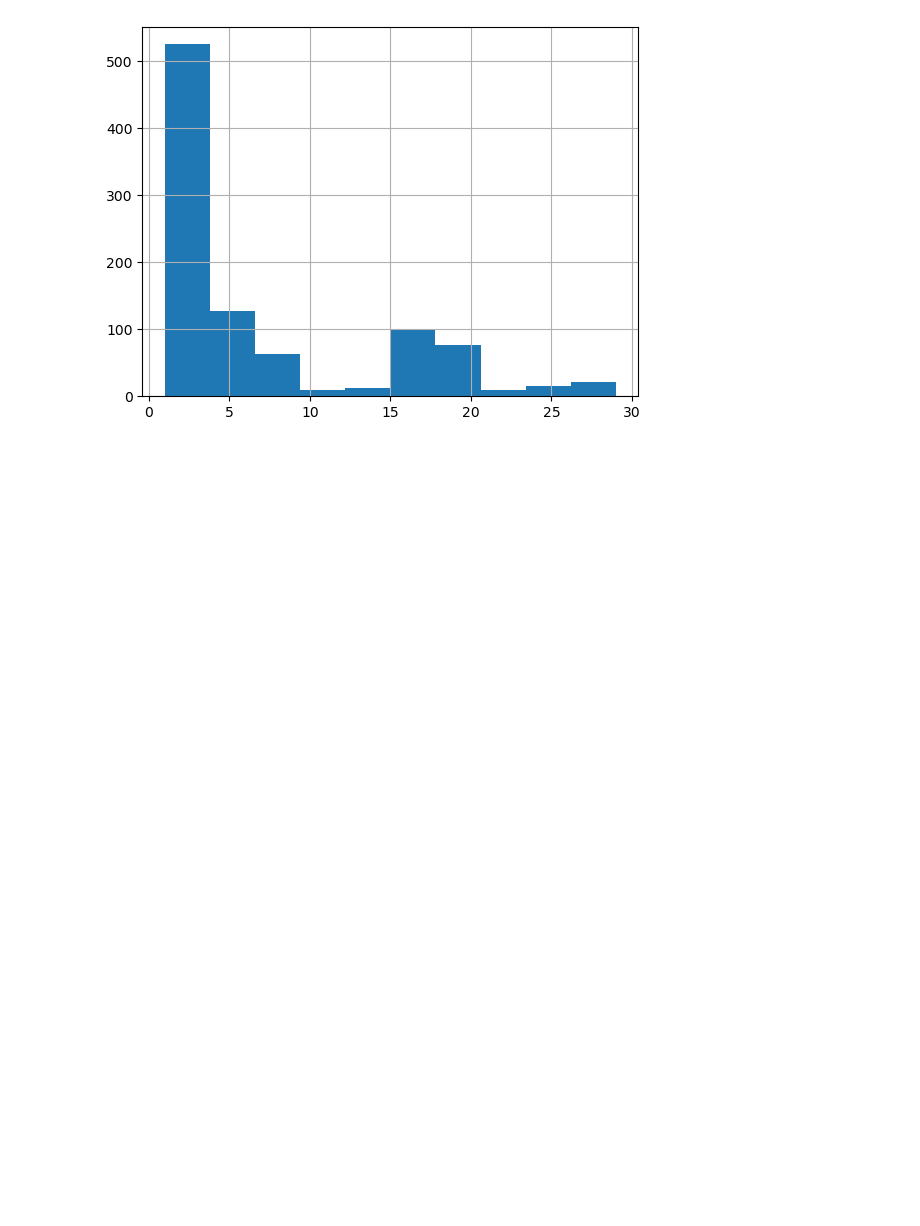
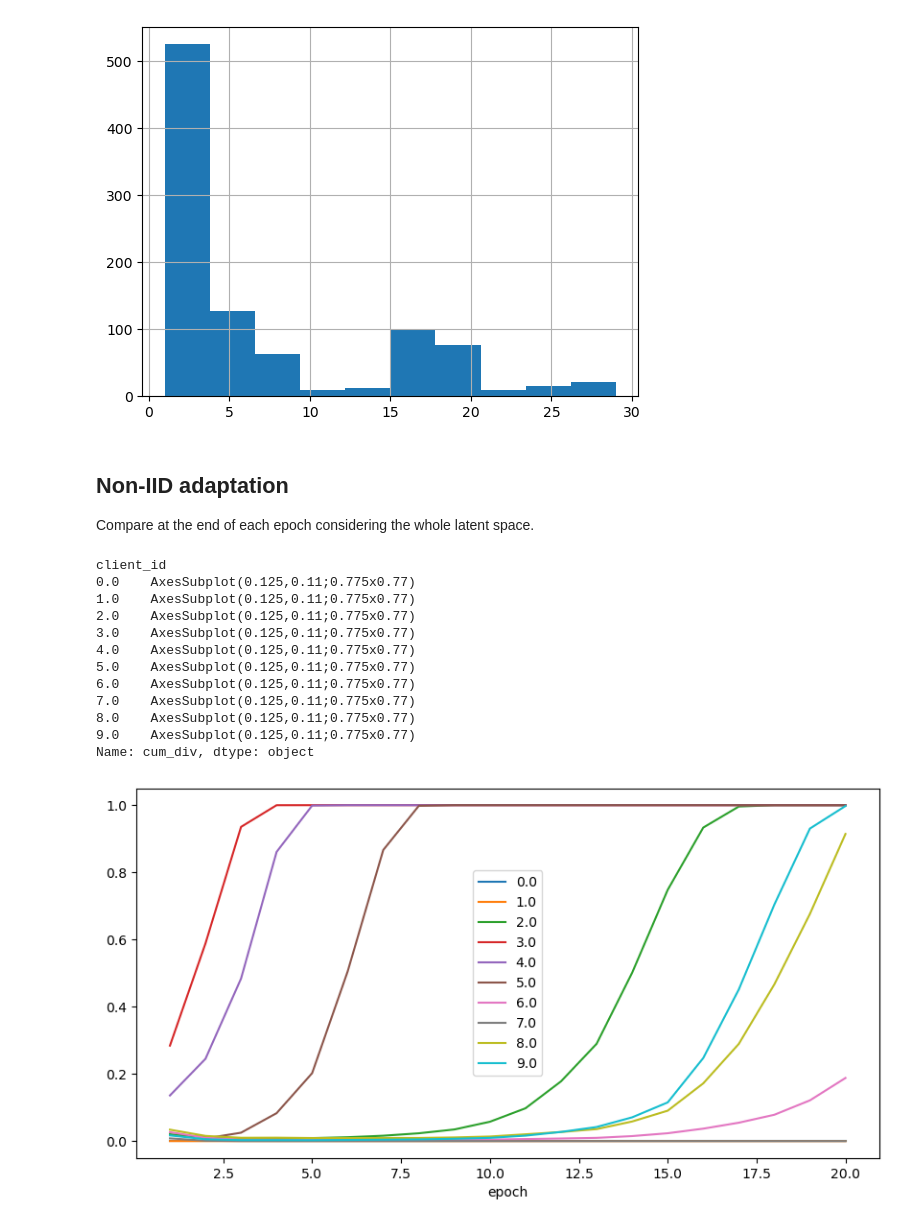
Before and after one commit to a-ayad/Split_ECG_Classification, a Jupyter notebook: density_diff.ipynb, the cells around one changed output. Drawn from its saved outputs; the diff is of its cells as text; code cells hidden in the pictures; blank space fills up the shorter version.

```diff
--- a/density_diff.ipynb
+++ b/density_diff.ipynb
@@ -564,3 +600,7 @@ challenge.y.hist()
 # %% [output]
 <AxesSubplot:>
 [figure]
+# %% [markdown]
+## Non-IID adaptation
+
+Compare at the end of each epoch considering the whole latent space.
@@ -566,0 +672,36 @@ challenge.y.hist()
+# %%
+df_scores = pd.DataFrame(columns=["epoch", "client_id", "label", "num_samples", "simple", "kernel"])
+
+# Compute in parallel
+with closing(multiprocessing.Pool(processes=multiprocessing.cpu_count())) as p:
+    with tqdm(total=epochs, desc=f"Epoch") as pbar:
+        for r in p.imap_unordered(client_score, range(1, epochs + 1)):
+            df_scores = pd.concat([df_scores, r], ignore_index=True, copy=False)
+            pbar.update()
+p.join()
+# %%
+df_scores.kernel = df_scores.kernel.astype(float)
+df_scores.simple = df_scores.simple.astype(float)
+# %%
+df_plot = rolling_membership_diff(df_scores, ref=None, method="kernel")
+#df_plot["cum_div"] = df_plot.groupby("client_id")["skl"].transform(pd.Series.cumsum)
+# df_plot["cum_div"] = df_plot.groupby("client_id")["skl"].transform(lambda x: x.rolling(window=20, min_periods=0, center=False).sum())
+df_plot["cum_div"] = df_plot.groupby("client_id")["skl"].transform(lambda x: x.ewm(halflife=15).sum())
+df_plot = df_plot.apply(lambda x: exp_decay(x), axis=1)
+df_plot["cum_div"][df_plot["cum_div"] < 0] = 0
+#df_plot["cum_div"] = df_plot.groupby("epoch")["cum_div"].transform(lambda x: 1 - np.exp(-x**2))
+df_plot[df_plot.epoch < 30].set_index("epoch").groupby("client_id")["cum_div"].plot(legend=True, figsize=(10, 5))
+# %% [output]
+client_id
+0.0    AxesSubplot(0.125,0.11;0.775x0.77)
+1.0    AxesSubplot(0.125,0.11;0.775x0.77)
+2.0    AxesSubplot(0.125,0.11;0.775x0.77)
+3.0    AxesSubplot(0.125,0.11;0.775x0.77)
+4.0    AxesSubplot(0.125,0.11;0.775x0.77)
+5.0    AxesSubplot(0.125,0.11;0.775x0.77)
+6.0    AxesSubplot(0.125,0.11;0.775x0.77)
+7.0    AxesSubplot(0.125,0.11;0.775x0.77)
+8.0    AxesSubplot(0.125,0.11;0.775x0.77)
+9.0    AxesSubplot(0.125,0.11;0.775x0.77)
+Name: cum_div, dtype: object
+[figure, added]
```
Also changed, not shown: parts of 27 cells of this notebook, 8 other files.
